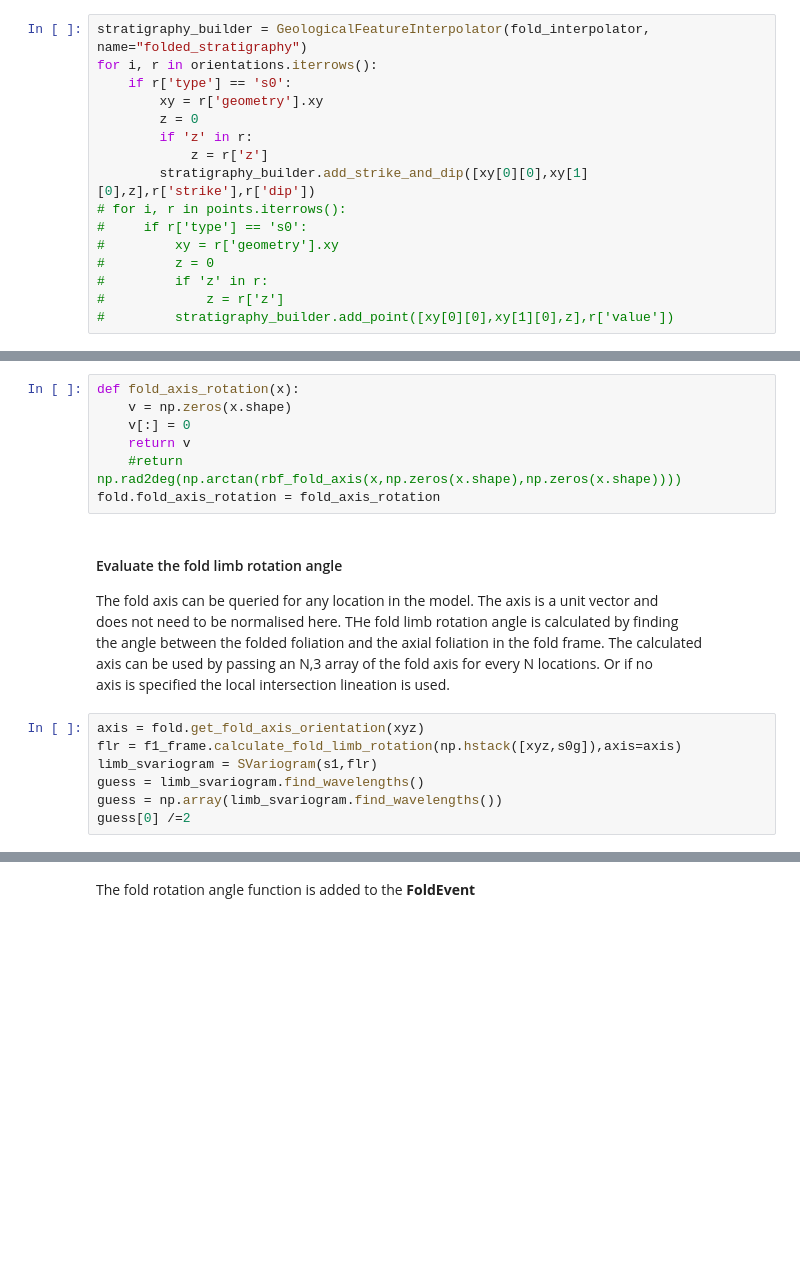
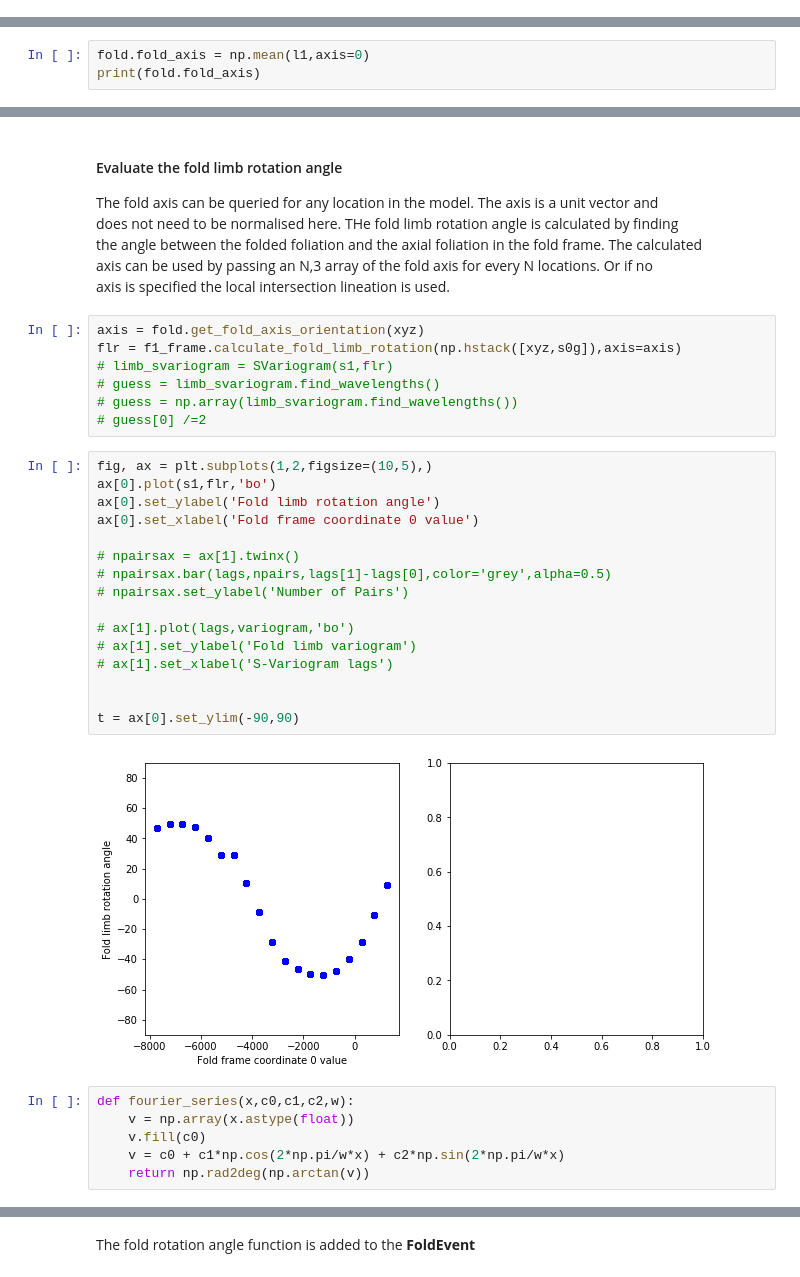
Before and after one commit to Loop3D/LoopStructural, a Jupyter notebook: notebooks/3. Modelling a folded surface.ipynb, the cells around one changed output, grey strips where cells are left out. Drawn from its saved outputs; the diff is of its cells as text; blank space fills up the shorter version.

```diff
--- a/notebooks/3. Modelling a folded surface.ipynb
+++ b/notebooks/3. Modelling a folded surface.ipynb
@@ -194,16 +61,0 @@ then linking the observations from the shapefile to the interpolator. .
-# %%
-stratigraphy_builder = GeologicalFeatureInterpolator(fold_interpolator, name="folded_stratigraphy")
-for i, r in orientations.iterrows():
-    if r['type'] == 's0':
-        xy = r['geometry'].xy
-        z = 0
-        if 'z' in r:
-            z = r['z']
-        stratigraphy_builder.add_strike_and_dip([xy[0][0],xy[1][0],z],r['strike'],r['dip'])
-# for i, r in points.iterrows():
-#     if r['type'] == 's0':
-#         xy = r['geometry'].xy
-#         z = 0
-#         if 'z' in r:
-#             z = r['z']
-#         stratigraphy_builder.add_point([xy[0][0],xy[1][0],z],r['value'])
@@ -222,0 +222,3 @@ guess[0] = guess[1]/2.
+# %%
+fold.fold_axis = np.mean(l1,axis=0)
+print(fold.fold_axis)
@@ -238,10 +229,3 @@ object so that it can calculate the fold rotation angle for any value of the fol
-# %%
-def fold_axis_rotation(x):
-    v = np.zeros(x.shape)
-    v[:] = 0
-    return v
-    #return np.rad2deg(np.arctan(rbf_fold_axis(x,np.zeros(x.shape),np.zeros(x.shape))))
-fold.fold_axis_rotation = fold_axis_rotation
 # %% [markdown]
 #### Evaluate the fold limb rotation angle<br>
 The fold axis can be queried for any location in the model. The axis is a unit vector and<br>
@@ -252,8 +236,32 @@ axis is specified the local intersection lineation is used.
 # %%
 axis = fold.get_fold_axis_orientation(xyz)
 flr = f1_frame.calculate_fold_limb_rotation(np.hstack([xyz,s0g]),axis=axis)
-limb_svariogram = SVariogram(s1,flr)
-guess = limb_svariogram.find_wavelengths()
-guess = np.array(limb_svariogram.find_wavelengths())
-guess[0] /=2
+# limb_svariogram = SVariogram(s1,flr)
+# guess = limb_svariogram.find_wavelengths()
+# guess = np.array(limb_svariogram.find_wavelengths())
+# guess[0] /=2
+# %%
+fig, ax = plt.subplots(1,2,figsize=(10,5),)
+ax[0].plot(s1,flr,'bo')
+ax[0].set_ylabel('Fold limb rotation angle')
+ax[0].set_xlabel('Fold frame coordinate 0 value')
+
+# npairsax = ax[1].twinx()
+# npairsax.bar(lags,npairs,lags[1]-lags[0],color='grey',alpha=0.5)
+# npairsax.set_ylabel('Number of Pairs')
+
+# ax[1].plot(lags,variogram,'bo')
+# ax[1].set_ylabel('Fold limb variogram')
+# ax[1].set_xlabel('S-Variogram lags')
+
+
+t = ax[0].set_ylim(-90,90)
+# %% [output]
+[figure, added]
+# %%
+def fourier_series(x,c0,c1,c2,w):
+    v = np.array(x.astype(float))
+    v.fill(c0)
+    v = c0 + c1*np.cos(2*np.pi/w*x) + c2*np.sin(2*np.pi/w*x)
+    return np.rad2deg(np.arctan(v))
 # %%
```
Also changed, not shown: parts of 54 cells of this notebook, 26 other files.
